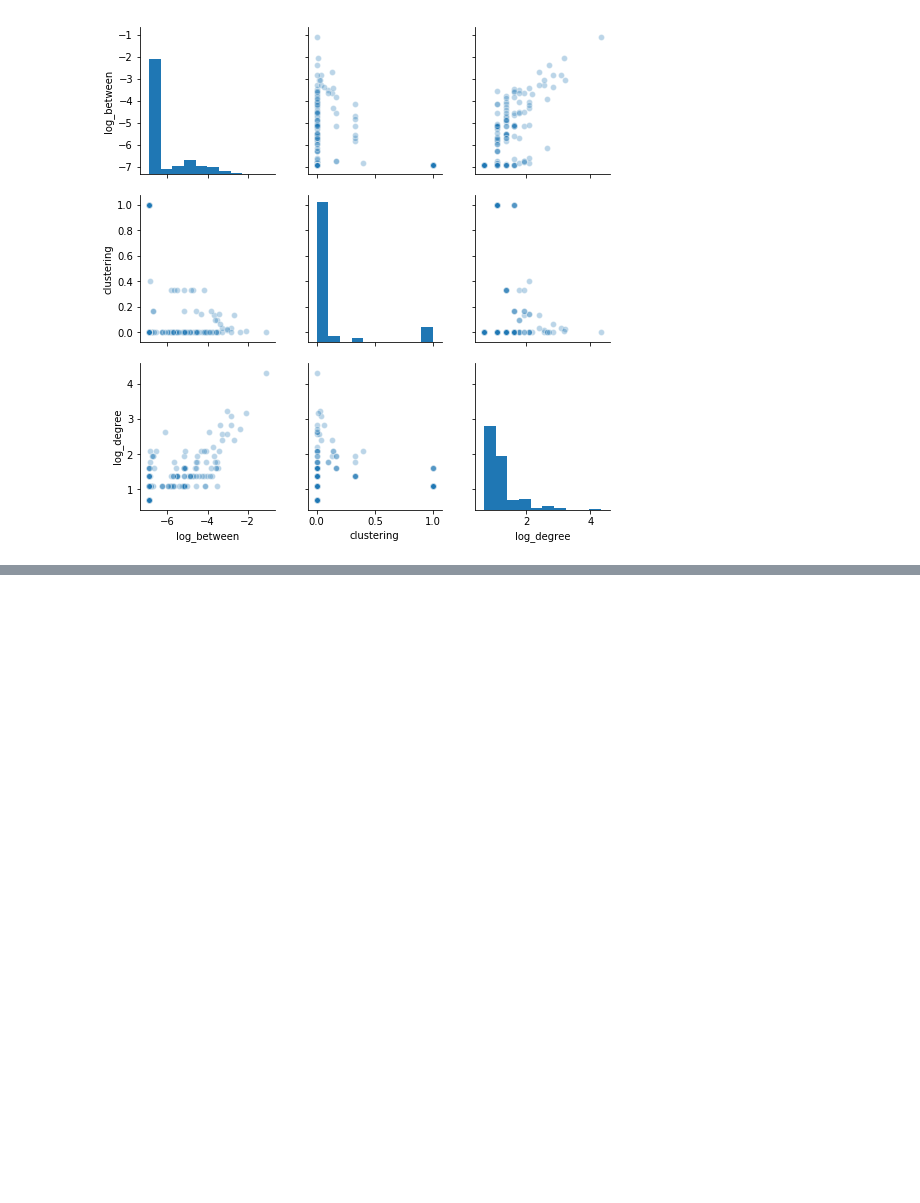
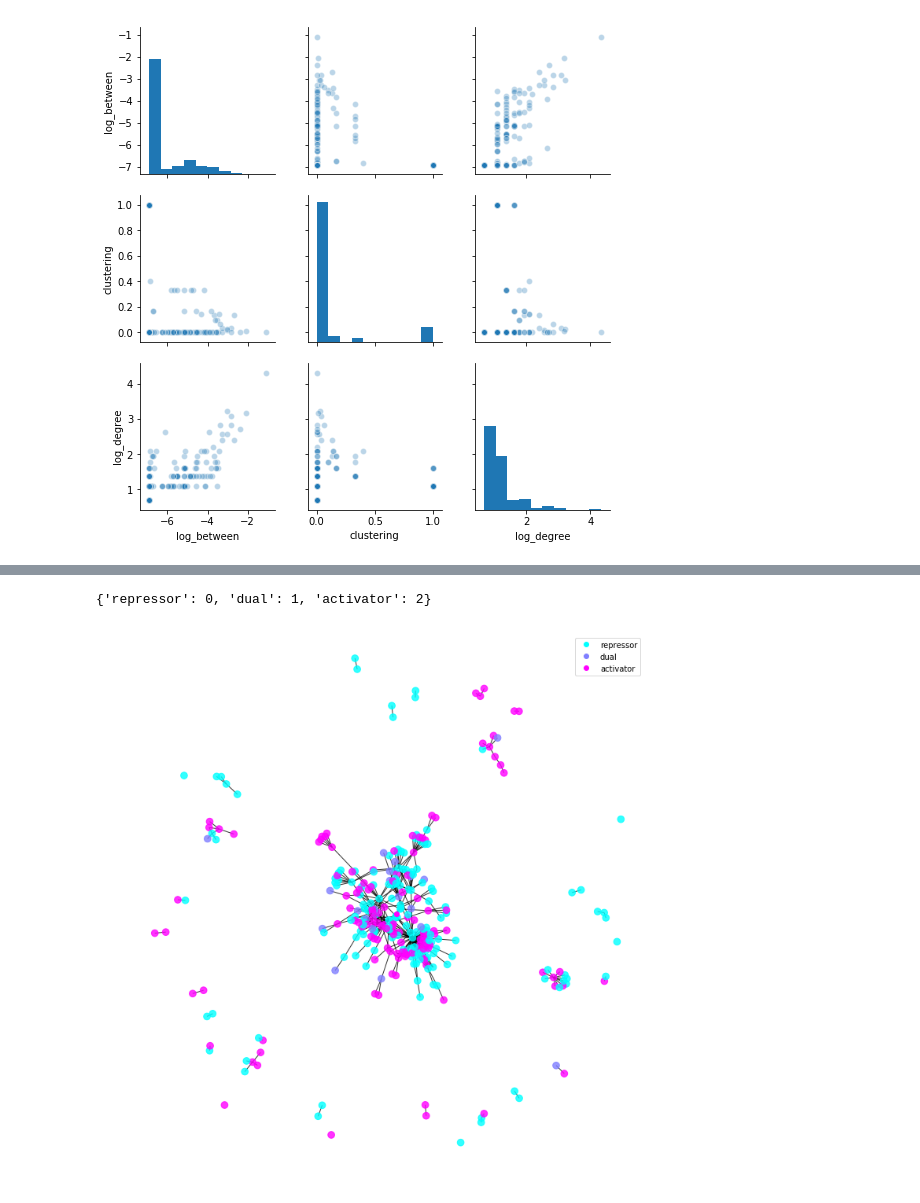
Before and after one commit to Trancefiend/Unit-6, a Jupyter notebook: Network Capstone 2.ipynb, the cells around one changed output, grey strips where cells are left out. Saved outputs shown, nothing was run; the diff lists cells and outputs as text; code cells hidden in the pictures; blank space fills up the shorter version.

```diff
--- a/Network Capstone 2.ipynb
+++ b/Network Capstone 2.ipynb
@@ -237,0 +288,53 @@ plt.show()
+# %%
+classlist=list(nx.get_node_attributes(G,'Regulation Type').values())
+#Creating a dictionary associating each class with a unique integer.
+classes=set(classlist)
+dictionary=dict(zip(classes,range(len(classes))))
+class_list = []
+for stuff in classlist:
+    if stuff == 'activator':
+        class_list.append(0)
+    elif stuff == 'dual':
+        class_list.append(1)
+    else:
+        class_list.append(2)
+
+class_dict = dict(zip(list(G.nodes), class_list))
+dictionary
+# %% [output]
+{'repressor': 0, 'dual': 1, 'activator': 2}
+# %%
+import matplotlib.cm as cmx
+import matplotlib.colors as colors
+# You were missing the position.
+pos=nx.spring_layout(G)
+val_map = class_dict
+#I had this list for the name corresponding to the color but different from the node name
+ColorLegend = dictionary
+values = [val_map.get(node, 0) for node in G.nodes()]
+# Color mapping
+jet = cm = plt.get_cmap('cool')
+cNorm  = colors.Normalize(vmin=0, vmax=max(values))
+scalarMap = cmx.ScalarMappable(norm=cNorm, cmap=jet)
+
+# Using a figure to use it as a parameter when calling nx.draw_networkx
+plt.figure(figsize=(10,10))
+f = plt.figure(1)
+ax = f.add_subplot(1,1,1)
+for label in ColorLegend:
+    ax.plot([0],[0],color=scalarMap.to_rgba(ColorLegend[label]),label=label, marker='o', linewidth=0)
+
+# Just fixed the color map
+nx.draw_networkx(G,pos, cmap=jet, vmin=0, vmax=max(values),node_color=values,with_labels=False,ax=ax,
+                node_size=75, alpha=0.8)
+
+# Setting it to how it was looking before.
+plt.axis('off')
+f.set_facecolor('w')
+
+plt.legend()
+
+f.tight_layout()
+plt.show()
+# %% [output]
+[figure, added]
```
Also changed, not shown: parts of 5 cells of this notebook.
